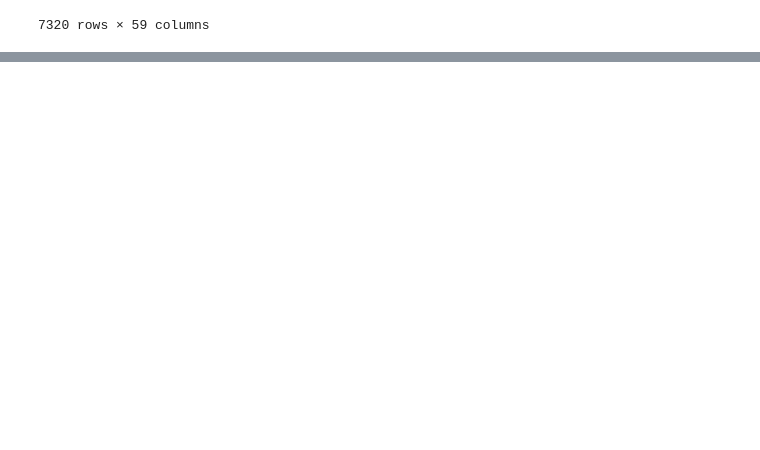
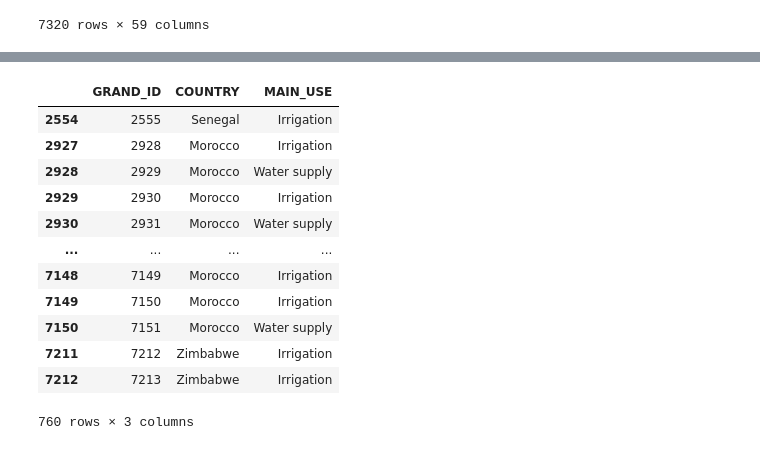
Before and after one commit to brianpinke/ea-2021-final-project-dam-project, a Jupyter notebook: brian.ipynb, the cells around one changed output, grey strips where cells are left out. Cells and saved outputs as stored; diff of their text form; code cells hidden in the pictures; blank space fills up the shorter version.

```diff
--- a/brian.ipynb
+++ b/brian.ipynb
@@ -46,0 +140,60 @@ grand_plot_locations
+# %%
+# workflow for splitting dams by continent in separate df
+
+# Create list of countries in each continent
+africa_country = ['Algeria','Angola','Benin','Botswana','Burkina Faso','Cameroon','Congo','Congo (DRC)',
+           'Egypt','Eritrea','Ethiopia','Gabon','Ghana','Guinea','Ivory Coast','Kenya','Lesotho','Liberia','Libya',
+           'Madagascar','Mali','Mauritania','Morocco','Mozambique','Namibia','Nigeria',
+           'Senegal','Sierra Leone','South Africa','Sudan','Swaziland','Tanzania','Togo','Tunisia',
+           'Uganda','Zambia','Zimbabwe']
+
+asia_country = ['Afghanistan', 'Bahrain', "Bangladesh", "Bhutan", "Brunei",'Myanmar (Burma)', 'Myanmar', 'Cambodia', 'China', 'East Timor',
+                'India', 'Indonesia', 'Iran', 'Iraq', 'Israel', 'Japan', 'Jordan', 'Kazakhstan', 'North Korea', 'South Korea', 'Kuwait', 'Kyrgyzstan',
+                'Laos', 'Lebanon', 'Malaysia', 'Maldives', 'Mongolia', 'Nepal', 'Oman', 'Pakistan', 'Philippines', 'Qatar', 'Russia', 'Saudi Arabia',
+                'Singapore', 'Sri Lanka', 'Syria', 'Tajikistan', 'Thailand', 'Turkey', 'Turkmenistan', 'United Arab Emirates', 'Uzbekistan',
+                'Vietnam', 'Yemen']
+
+europe_country = ['Albania', 'Andorra', 'Armenia', 'Austria', 'Azerbaijan', 'Belarus', 'Belgium',
+                  'Bosnia', 'Herzegovina', 'Bulgaria', 'Croatia', 'Cyprus', 'Czech Republic', 'Denmark',
+                  'Estonia', 'Finland', 'France', 'Georgia', 'Germany', 'Greece', 'Hungary',
+                  'Iceland', 'Ireland', 'Italy', 'Latvia', 'Liechtenstein', 'Lithuania', 'Luxembourg',
+                  'Macedonia', 'Malta', 'Moldova', 'Monaco', 'Montenegro', 'Netherlands', 'Norway', 'Poland',
+                  'Portugal', 'Romania', 'San Marino', 'Serbia', 'Slovakia', 'Slovenia', 'Spain', 'Sweden',
+                  'Switzerland', 'Ukraine', 'United Kingdom', 'Vatican City']
+
+namerica_country = ['Antigua', 'Barbuda', 'Bahamas', 'Barbados', 'Belize', 'Canada', 'Costa Rica',
+                    'Cuba', 'Dominica', 'Congo (DRC)', ' Dominican Republic', 'El Salvador', 'Grenada', 'Guatemala',
+                    'Haiti', 'Honduras', 'Jamaica', 'Mexico', 'Nicaragua', 'Panama', 'Saint Kitts', 'Nevis',
+                    'Saint Lucia', 'Saint Vincent', 'Grenadines', 'Trinidad', 'Tobago', 'United States']
+
+samerica_country = ['Argentina', 'Bolivia', 'Brazil', 'Chile', 'Colombia', 'Ecuador', 'Guyana', 'Paraguay',
+                    'Peru', 'Suriname', 'Uruguay', 'Venezuela']
+
+oceania_country = ['Australia', 'Fiji', 'Kiribati', 'Marshall Islands', 'Micronesia', 'Nauru', 'New Zealand',
+                   'Palau', 'Papua New Guinea', 'Samoa', 'Solomon Islands', 'Tonga', 'Tuvalu', 'Vanuatu']
+
+# Select for dams by continent to new df
+dam_africa = global_dams[global_dams['COUNTRY'].isin(africa_country)]
+dam_asia = global_dams[global_dams['COUNTRY'].isin(asia_country)]
+dam_europe = global_dams[global_dams['COUNTRY'].isin(europe_country)]
+dam_namerica = global_dams[global_dams['COUNTRY'].isin(namerica_country)]
+dam_samerica = global_dams[global_dams['COUNTRY'].isin(samerica_country)]
+dam_oceania = global_dams[global_dams['COUNTRY'].isin(oceania_country)]
+
+dam_africa2 = dam_africa
+dam_africa["MAIN_USE"]
+dam_africa
+# %% [output]
+|  | GRAND_ID | COUNTRY | MAIN_USE |
+| 2554 | 2555 | Senegal | Irrigation |
+| 2927 | 2928 | Morocco | Irrigation |
+| 2928 | 2929 | Morocco | Water supply |
+| 2929 | 2930 | Morocco | Irrigation |
+| 2930 | 2931 | Morocco | Water supply |
+| ... | ... | ... | ... |
+| 7148 | 7149 | Morocco | Irrigation |
+| 7149 | 7150 | Morocco | Irrigation |
+| 7150 | 7151 | Morocco | Water supply |
+| 7211 | 7212 | Zimbabwe | Irrigation |
+| 7212 | 7213 | Zimbabwe | Irrigation |
+760 rows × 3 columns
```
Also changed, not shown: parts of 15 cells of this notebook.
